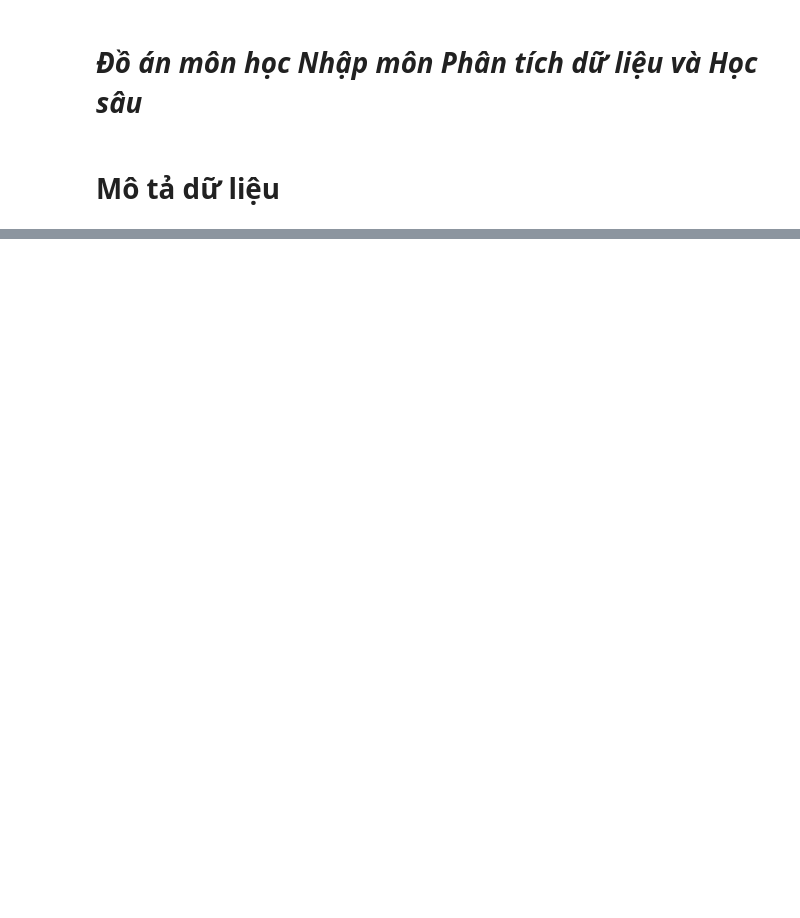
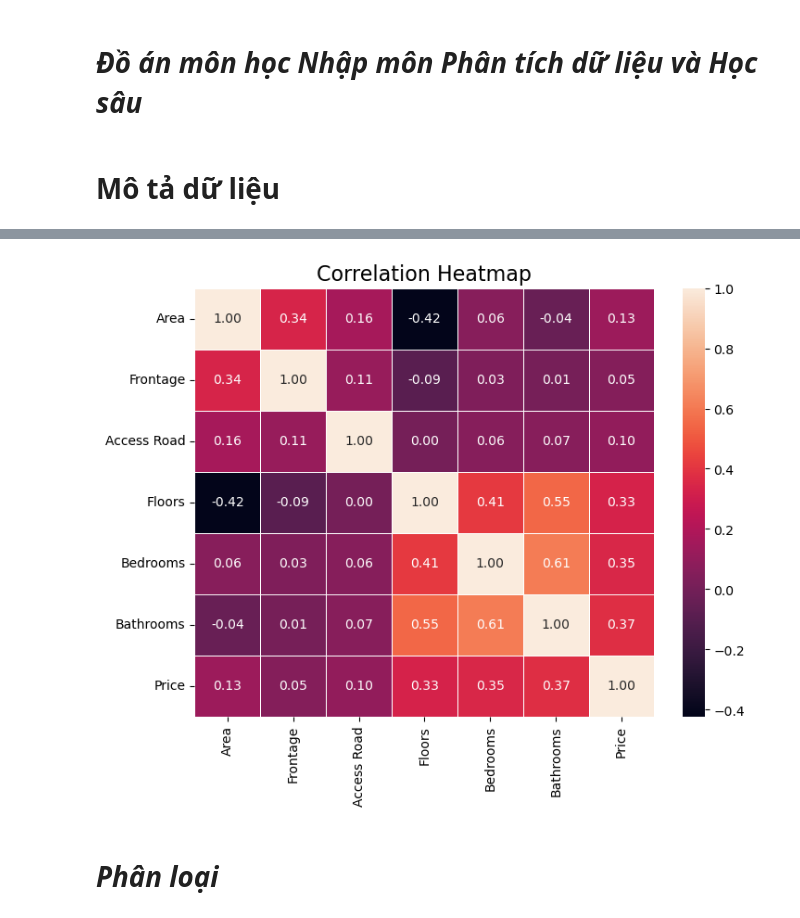
Before and after one commit to JohndayN/DoAnPTDLvHS, a Jupyter notebook: DoAn.ipynb, the cells around one changed output, grey strips where cells are left out. Cells and saved outputs as stored; diff of their text form; code cells hidden in the pictures; blank space fills up the shorter version.

```diff
--- a/DoAn.ipynb
+++ b/DoAn.ipynb
@@ -150,0 +128,13 @@ Tên các cột trong dữ liệu: Index(['Address', 'Area', 'Frontage', 'Access
+# %%
+#Biểu đồ Correlation Heatmap
+corr_matrix = df[numerical_cols].corr()
+
+plt.figure(figsize=(8, 6))
+sns.heatmap(corr_matrix, annot=True, fmt=".2f", linewidths=0.5, cbar=True)
+
+plt.title("Correlation Heatmap", fontsize=16)
+plt.show()
+# %% [output]
+[figure, added]
+# %% [markdown]
+# ***Phân loại***
```
Also changed, not shown: parts of 13 cells of this notebook.
